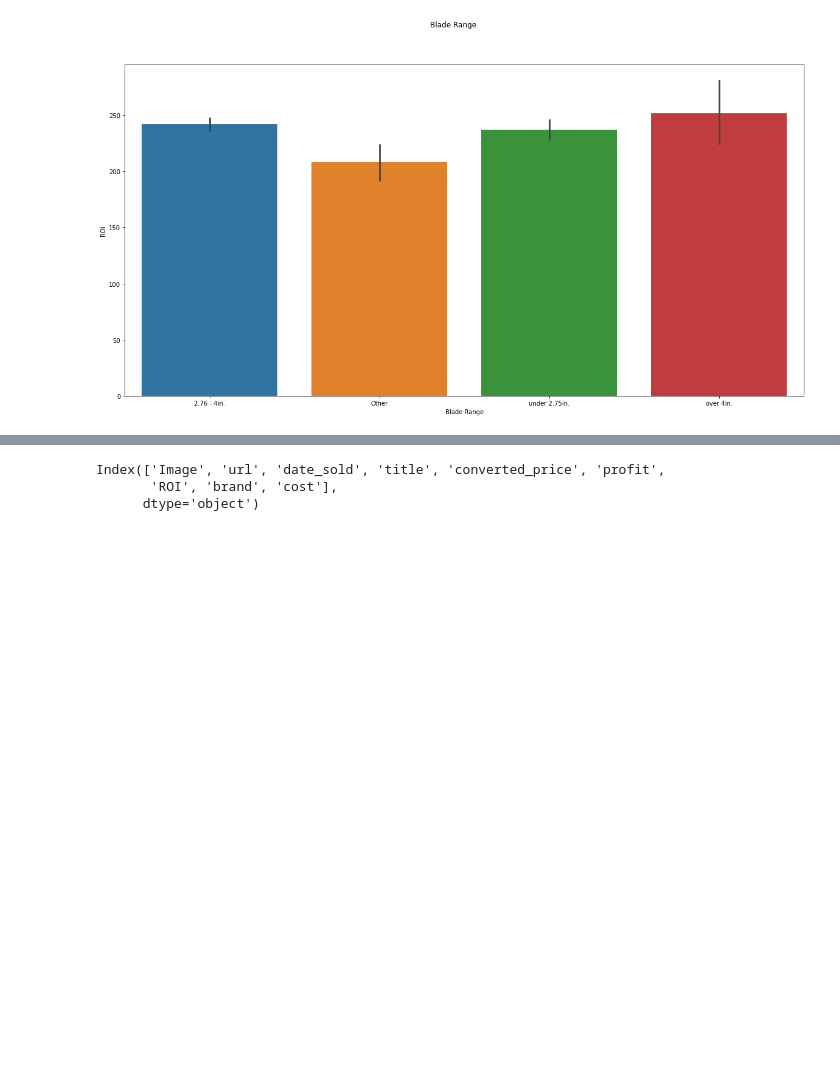
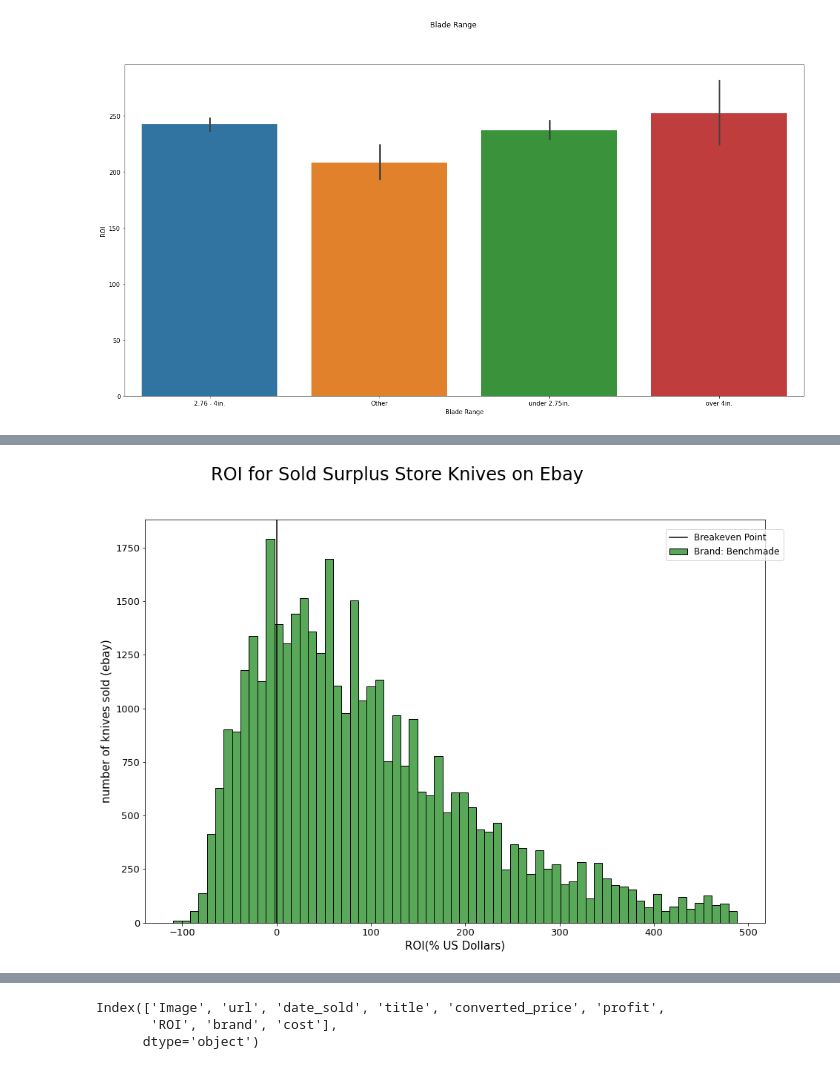
Before and after one commit to ddey117/Neural_Network_Predicting_Reseller_Success_Ebay, a Jupyter notebook: Predicting_Reseller_Success_Ebay-Copy1.ipynb, the cells around one changed output, grey strips where cells are left out. Cells and saved outputs as stored; diff of their text form; code cells hidden in the pictures; blank space fills up the shorter version.

```diff
--- a/Predicting_Reseller_Success_Ebay-Copy1.ipynb
+++ b/Predicting_Reseller_Success_Ebay-Copy1.ipynb
@@ -1222,3 +1225,17 @@ plt.show();
+# %%
+fig, axes  = plt.subplots(figsize=(15,10), ncols=1)
+
+sns.histplot(df_sold['ROI'], color='forestgreen', label='Brand: Benchmade');
+axes.set_xlabel('ROI(% US Dollars)', fontsize=15)
+axes.set_ylabel('number of knives sold (ebay)', fontsize=15)
+axes.tick_params(axis='both', labelsize=13)
+
+axes.axvline(x = 0, color = 'black', label= 'Breakeven Point')
+fig.suptitle("ROI for Sold Surplus Store Knives on Ebay", fontsize=24, x=0.44)
+fig.legend(loc=(.8, .80), fontsize='large')
+plt.show();
+# %% [output]
+[figure, added]
 # %%
 fig, axes  = plt.subplots(figsize=(20,12), ncols=4, nrows=2, sharex=True)
 sns.histplot(bench_sold['converted_price'], ax=axes[0][0], color='lightcoral', label='Brand: Benchmade')
```
Also changed, not shown: parts of 60 cells of this notebook.
